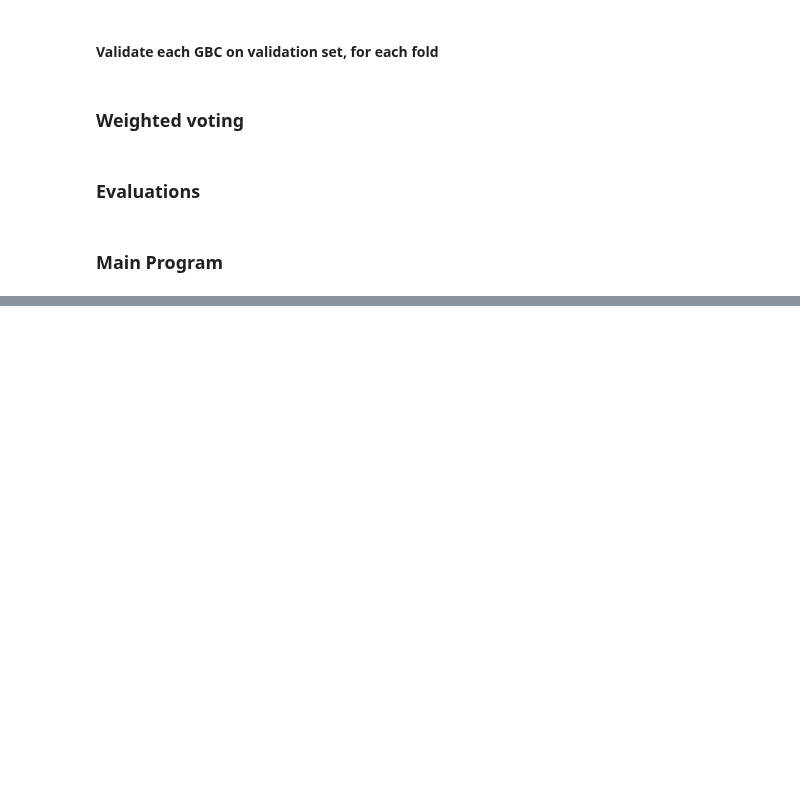
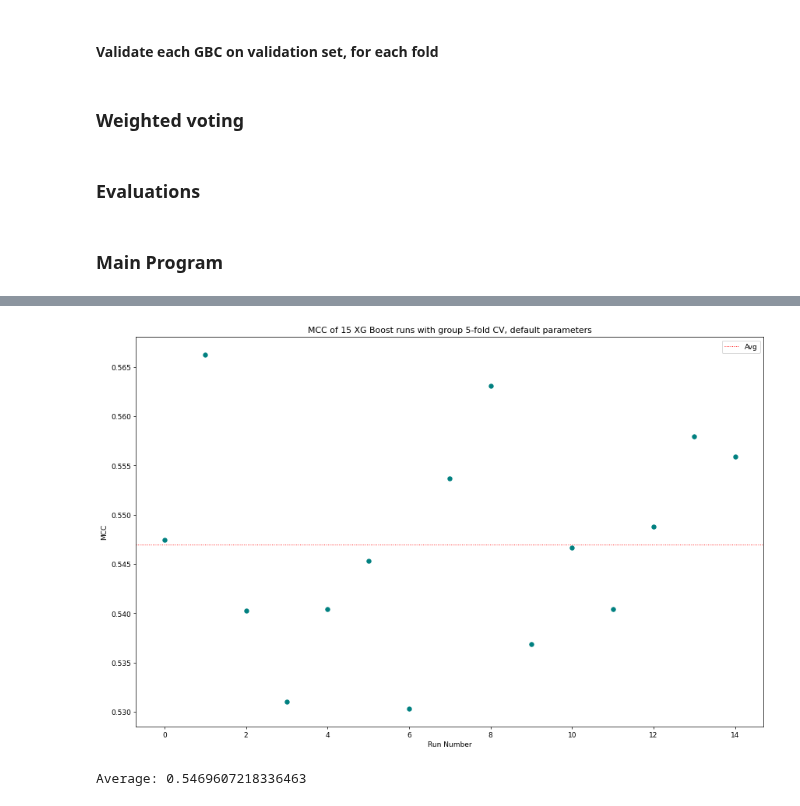
Before and after one commit to Shamin2512/Mutation-Classification, a Jupyter notebook: XGB_MutationClassification.ipynb, the cells around one changed output, grey strips where cells are left out. Drawn from its saved outputs; the diff is of its cells as text; code cells hidden in the pictures; blank space fills up the shorter version.

```diff
--- a/XGB_MutationClassification.ipynb
+++ b/XGB_MutationClassification.ipynb
@@ -388,7 +388,7 @@ def BF_fitting(BF, d_train_list, d_val):
     'objective': 'binary:logistic',
     # 'disable_default_eval_metric': 1,
     'verbosity': 0,
-    'eval_metric':['error'],
+    # 'eval_metric':['error'],
     }
 
     BF_GBC = []
@@ -396,7 +396,7 @@ def BF_fitting(BF, d_train_list, d_val):
         d_train = d_train_list[fold_i]                          #Dmatrix for each balanced fold
         BF_GBC.append(xgb.train(params,
                                 d_train,
-                                # num_boost_round = 250,
+                                # num_boost_round = 500,
                                 # evals  = [(d_val,'Model')],
                                 # verbose_eval = False,               #Print evaluation metrics every 50 trees
                                 # early_stopping_rounds = 50,
@@ -483,3 +480,15 @@ def evalutation(Final_vote, Vallabel):
+# %%
+def fold_MCC(Vallabel, Final_vote):
+    """
+    Input:      Vallabel           Unseen validation class labels from CV fold
+                Final_vote         Weighted vote classification
+
+    Return fold MCC value
+    """
+    Output_pred = Final_vote
+    MCC = matthews_corrcoef(Vallabel, Output_pred)
+
+    return MCC
 # %%
 def plot(Score_list):
      """
@@ -493,7 +502,7 @@ def plot(Score_list):
 
      plt.scatter(x_axis, y_axis, color = 'teal')
      plt.axhline(y=np.nanmean(Score_list), color = 'red', linestyle = 'dotted', linewidth = '1', label ='Avg')
-     plt.title('MCC of 15 XG Boost runs with group 5-fold CV')
+     plt.title('MCC of 15 XG Boost runs with group 5-fold CV, default parameters')
      plt.xlabel('Run Number')
      plt.ylabel('MCC')
      plt.legend()
@@ -503,37 +512,37 @@ def plot(Score_list):
 ### Main Program
 # %%
 Score_list = []
-# for i in range(0,15):
-file = "AC_dataset.csv"
-Training_Set                     = Train_Test_Split(file)                                 #Create training and testing sets
-# test(inData, classData, ValData, Vallabel)                                                          #Initial evaluation
-IT_list, LT_list, IV_list, LV_list = CV(Training_Set)                #Cross-validate training set
+for i in range(0,15):
+    file = "AC_dataset.csv"
+    Training_Set                     = Train_Test_Split(file)                                 #Create training and testing sets
+    # test(inData, classData, ValData, Vallabel)                                                          #Initial evaluation
+    IT_list, LT_list, IV_list, LV_list = CV(Training_Set)                #Cross-validate training set
 
-K_fold_score = []
-for i in range(len(IT_list)):
-    inData = IT_list[i]
-    classData = LT_list[i]
-    ValData = IV_list[i]
-    Vallabel = LV_list[i]
+    K_fold_score = []
+    for i in range(len(IT_list)):
+        inData = IT_list[i]
+        classData = LT_list[i]
+        ValData = IV_list[i]
+        Vallabel = LV_list[i]
 
-    minClass, minSize, maxSize  = find_minority_class(classData)                            #Determines imbalance
-    BF                          = Balance_ratio(maxSize, minSize)                           #Determins number of balancing folds needed
-    Input_folds, Output_folds   = Balance_Folds(BF, inData, classData, minClass, minSize)   # balance() and balance_data() functions are called under this
-    d_train_list, d_val         = model_training_data(BF, Input_folds, Output_folds, ValData, Vallabel)
-    # BF_GBC_HP                   = hyperparameter(BF, d_train_list, d_val)
-    BF_GBC                      = BF_fitting(BF, d_train_list, d_val)
-    Prob_matrix                 = BF_validate(BF_GBC, d_val)
+        minClass, minSize, maxSize  = find_minority_class(classData)                            #Determines imbalance
+        BF                          = Balance_ratio(maxSize, minSize)                           #Determins number of balancing folds needed
+        Input_folds, Output_folds   = Balance_Folds(BF, inData, classData, minClass, minSize)   # balance() and balance_data() functions are called under this
+        d_train_list, d_val         = model_training_data(BF, Input_folds, Output_folds, ValData, Vallabel)
+        # BF_GBC_HP                   = hyperparameter(BF, d_train_list, d_val)
+        BF_GBC                      = BF_fitting(BF, d_train_list, d_val)
+        Prob_matrix                 = BF_validate(BF_GBC, d_val)
 
-    Final_vote, Sum_PD, Sum_SNP = Weighted_Vote(Prob_matrix)
-    evalutation(Vallabel, Final_vote)
-    MCC = evalutation(Final_vote, Vallabel)
+        Final_vote, Sum_PD, Sum_SNP = Weighted_Vote(Prob_matrix)
 
-    K_fold_score.append(MCC)
+        evalutation(Vallabel, Final_vote)
+        MCC = fold_MCC(Final_vote, Vallabel)
+
+        K_fold_score.append(MCC)
 
     run_score = np.nanmean(K_fold_score)
-    print(run_score)
-#     Score_list.append(run_score)
+    Score_list.append(run_score)
 
-# plot(Score_list)
+plot(Score_list)
 # %% [output]
 -----------------------------------------------------
@@ -555,0 +565,2 @@ MCC                           0.7019605053599531
+[figure, added]
+Average: 0.5469607218336463
```
Also changed, not shown: parts of 3 cells of this notebook.
